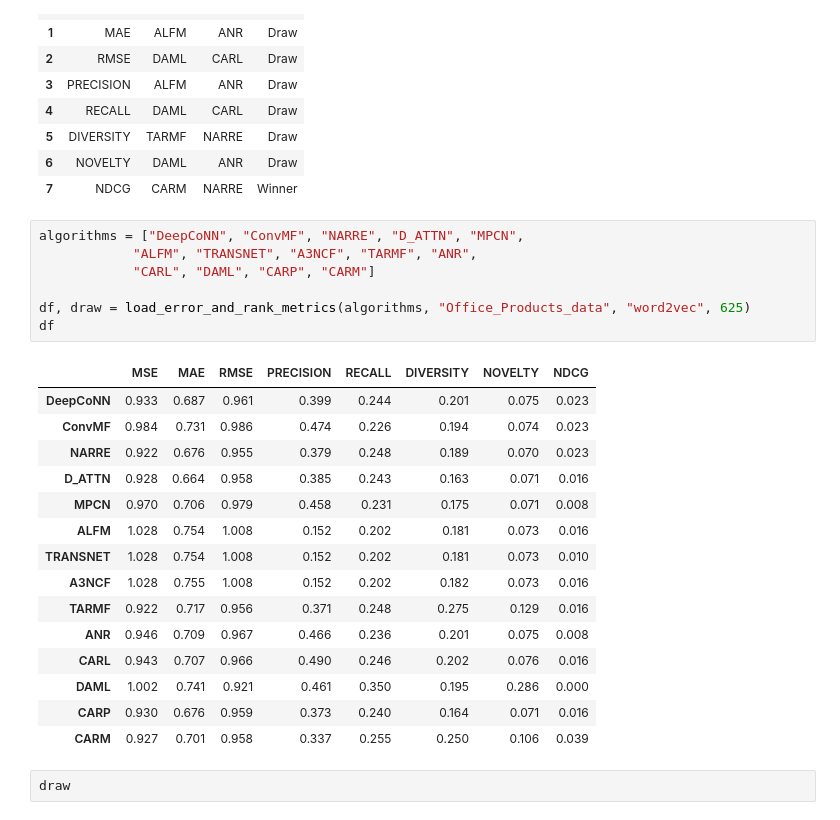
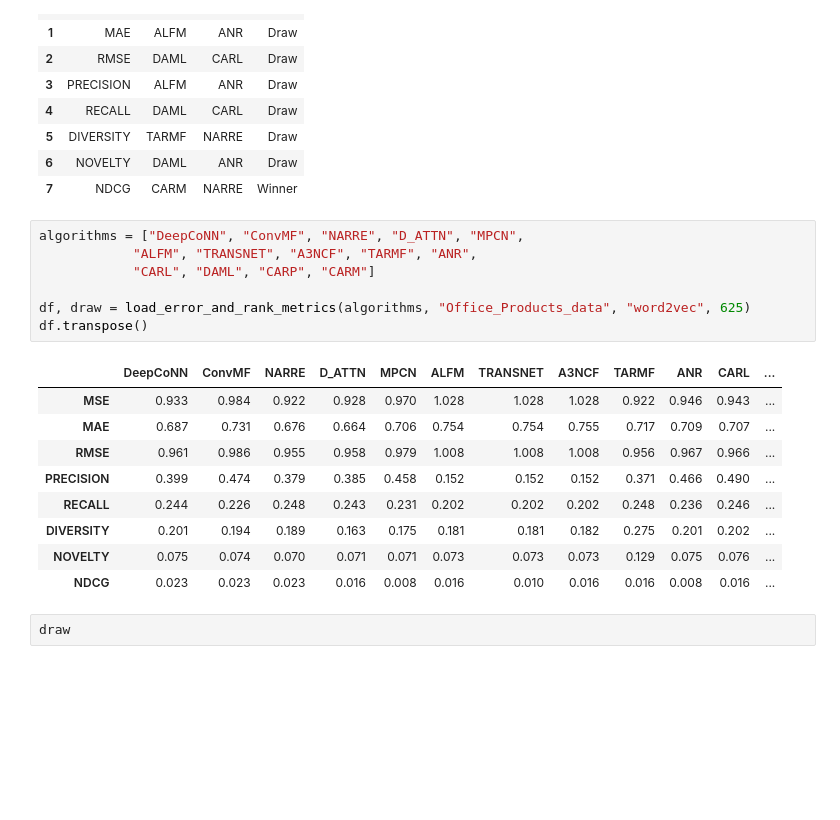
Before and after one commit to guibitten03/iRev, a Jupyter notebook: analysis.ipynb, the cells around one changed output. Cells and saved outputs as stored; diff of their text form; blank space fills up the shorter version.

```diff
--- a/analysis.ipynb
+++ b/analysis.ipynb
@@ -210,26 +197,20 @@ draw
 # %%
 algorithms = ["DeepCoNN", "ConvMF", "NARRE", "D_ATTN", "MPCN",
             "ALFM", "TRANSNET", "A3NCF", "TARMF", "ANR",
             "CARL", "DAML", "CARP", "CARM"]
 
 df, draw = load_error_and_rank_metrics(algorithms, "Office_Products_data", "word2vec", 625)
-df
+df.transpose()
 # %% [output]
-|  | MSE | MAE | RMSE | PRECISION | RECALL | DIVERSITY | NOVELTY | NDCG |
-| DeepCoNN | 0.933 | 0.687 | 0.961 | 0.399 | 0.244 | 0.201 | 0.075 | 0.023 |
-| ConvMF | 0.984 | 0.731 | 0.986 | 0.474 | 0.226 | 0.194 | 0.074 | 0.023 |
-| NARRE | 0.922 | 0.676 | 0.955 | 0.379 | 0.248 | 0.189 | 0.070 | 0.023 |
-| D_ATTN | 0.928 | 0.664 | 0.958 | 0.385 | 0.243 | 0.163 | 0.071 | 0.016 |
-| MPCN | 0.970 | 0.706 | 0.979 | 0.458 | 0.231 | 0.175 | 0.071 | 0.008 |
-| ALFM | 1.028 | 0.754 | 1.008 | 0.152 | 0.202 | 0.181 | 0.073 | 0.016 |
-| TRANSNET | 1.028 | 0.754 | 1.008 | 0.152 | 0.202 | 0.181 | 0.073 | 0.010 |
-| A3NCF | 1.028 | 0.755 | 1.008 | 0.152 | 0.202 | 0.182 | 0.073 | 0.016 |
-| TARMF | 0.922 | 0.717 | 0.956 | 0.371 | 0.248 | 0.275 | 0.129 | 0.016 |
-| ANR | 0.946 | 0.709 | 0.967 | 0.466 | 0.236 | 0.201 | 0.075 | 0.008 |
-| CARL | 0.943 | 0.707 | 0.966 | 0.490 | 0.246 | 0.202 | 0.076 | 0.016 |
-| DAML | 1.002 | 0.741 | 0.921 | 0.461 | 0.350 | 0.195 | 0.286 | 0.000 |
-| CARP | 0.930 | 0.676 | 0.959 | 0.373 | 0.240 | 0.164 | 0.071 | 0.016 |
-| CARM | 0.927 | 0.701 | 0.958 | 0.337 | 0.255 | 0.250 | 0.106 | 0.039 |
+|  | DeepCoNN | ConvMF | NARRE | D_ATTN | MPCN | ALFM | TRANSNET | A3NCF | TARMF | ANR | CARL | ... |
+| MSE | 0.933 | 0.984 | 0.922 | 0.928 | 0.970 | 1.028 | 1.028 | 1.028 | 0.922 | 0.946 | 0.943 | ... |
+| MAE | 0.687 | 0.731 | 0.676 | 0.664 | 0.706 | 0.754 | 0.754 | 0.755 | 0.717 | 0.709 | 0.707 | ... |
+| RMSE | 0.961 | 0.986 | 0.955 | 0.958 | 0.979 | 1.008 | 1.008 | 1.008 | 0.956 | 0.967 | 0.966 | ... |
+| PRECISION | 0.399 | 0.474 | 0.379 | 0.385 | 0.458 | 0.152 | 0.152 | 0.152 | 0.371 | 0.466 | 0.490 | ... |
+| RECALL | 0.244 | 0.226 | 0.248 | 0.243 | 0.231 | 0.202 | 0.202 | 0.202 | 0.248 | 0.236 | 0.246 | ... |
+| DIVERSITY | 0.201 | 0.194 | 0.189 | 0.163 | 0.175 | 0.181 | 0.181 | 0.182 | 0.275 | 0.201 | 0.202 | ... |
+| NOVELTY | 0.075 | 0.074 | 0.070 | 0.071 | 0.071 | 0.073 | 0.073 | 0.073 | 0.129 | 0.075 | 0.076 | ... |
+| NDCG | 0.023 | 0.023 | 0.023 | 0.016 | 0.008 | 0.016 | 0.010 | 0.016 | 0.016 | 0.008 | 0.016 | ... |
 # %%
 draw
 # %% [output]
```
Also changed, not shown: parts of 5 cells of this notebook, 3 other files.
